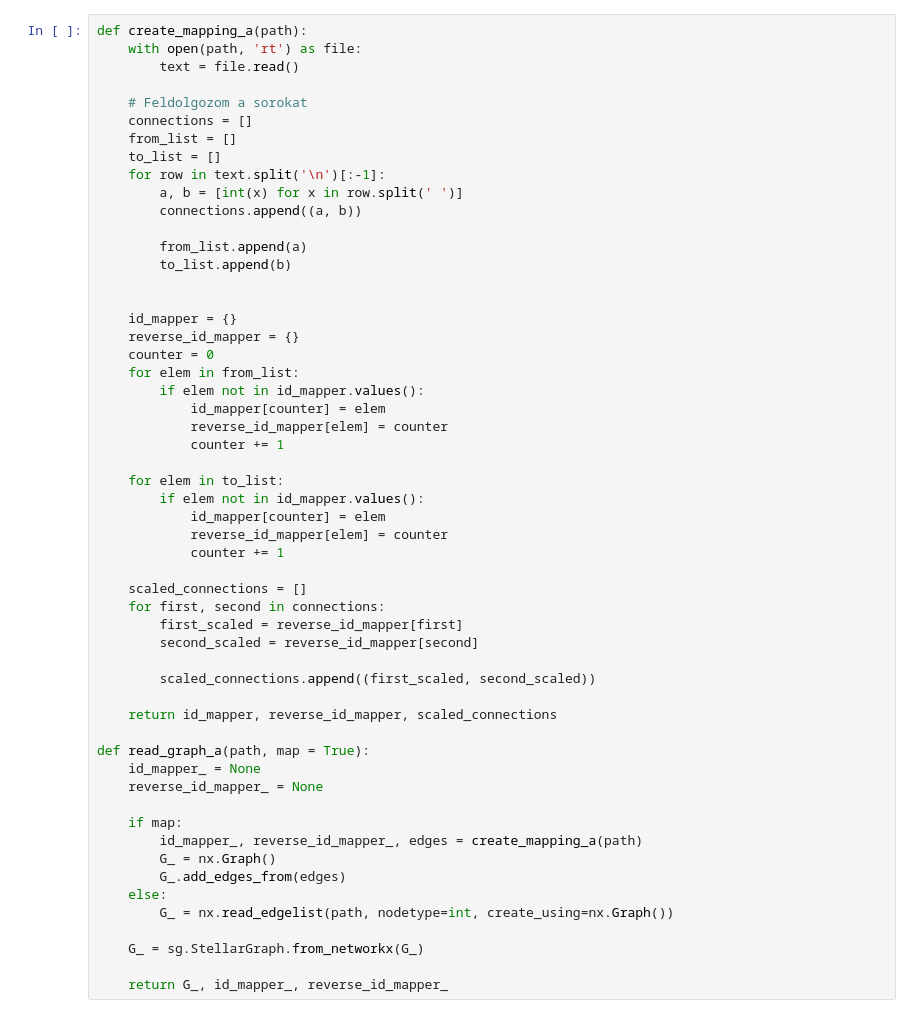
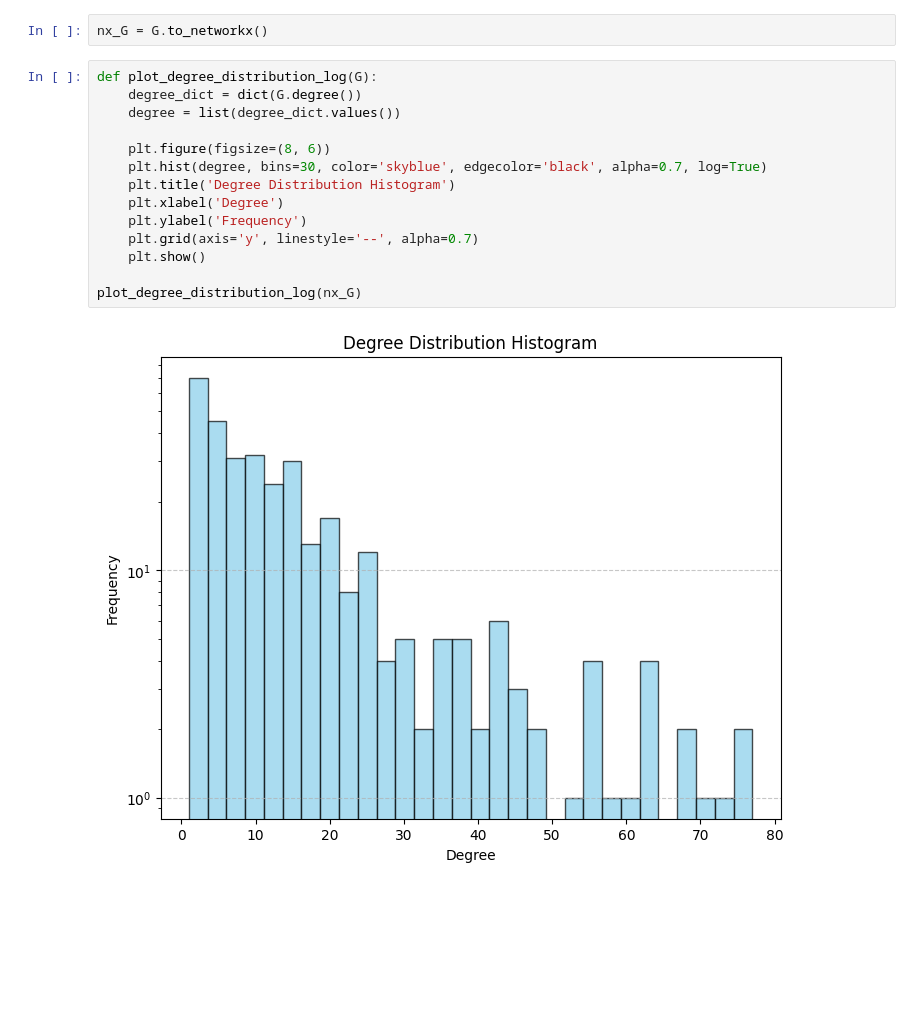
Before and after one commit to geakos01/friend_recommender, a Jupyter notebook: Prod.ipynb, the cells around one changed output. Drawn from its saved outputs; the diff is of its cells as text; blank space fills up the shorter version.

```diff
--- a/Prod.ipynb
+++ b/Prod.ipynb
@@ -239,55 +296,18 @@ plot_roc_curve(predictions)
-# %%
-def create_mapping_a(path):
-    with open(path, 'rt') as file:
-        text = file.read()
-
-    # Feldolgozom a sorokat
-    connections = []
-    from_list = []
-    to_list = []
-    for row in text.split('\n')[:-1]:
-        a, b = [int(x) for x in row.split(' ')]
-        connections.append((a, b))
-
-        from_list.append(a)
-        to_list.append(b)
-
-
-    id_mapper = {}
-    reverse_id_mapper = {}
-    counter = 0
-    for elem in from_list:
-        if elem not in id_mapper.values():
-            id_mapper[counter] = elem
-            reverse_id_mapper[elem] = counter
-            counter += 1
-
-    for elem in to_list:
-        if elem not in id_mapper.values():
-            id_mapper[counter] = elem
-            reverse_id_mapper[elem] = counter
-            counter += 1
-
-    scaled_connections = []
-    for first, second in connections:
-        first_scaled = reverse_id_mapper[first]
-        second_scaled = reverse_id_mapper[second]
-
-        scaled_connections.append((first_scaled, second_scaled))
-
-    return id_mapper, reverse_id_mapper, scaled_connections
-
-def read_graph_a(path, map = True):
-    id_mapper_ = None
-    reverse_id_mapper_ = None
-
-    if map:
-        id_mapper_, reverse_id_mapper_, edges = create_mapping_a(path)
-        G_ = nx.Graph()
-        G_.add_edges_from(edges)
-    else:
-        G_ = nx.read_edgelist(path, nodetype=int, create_using=nx.Graph())
-
-    G_ = sg.StellarGraph.from_networkx(G_)
-
-    return G_, id_mapper_, reverse_id_mapper_
+# %%
+nx_G = G.to_networkx()
+# %%
+def plot_degree_distribution_log(G):
+    degree_dict = dict(G.degree())
+    degree = list(degree_dict.values())
+
+    plt.figure(figsize=(8, 6))
+    plt.hist(degree, bins=30, color='skyblue', edgecolor='black', alpha=0.7, log=True)
+    plt.title('Degree Distribution Histogram')
+    plt.xlabel('Degree')
+    plt.ylabel('Frequency')
+    plt.grid(axis='y', linestyle='--', alpha=0.7)
+    plt.show()
+
+plot_degree_distribution_log(nx_G)
+# %% [output]
+[figure, added]
```
Also changed, not shown: parts of 4 cells of this notebook.
